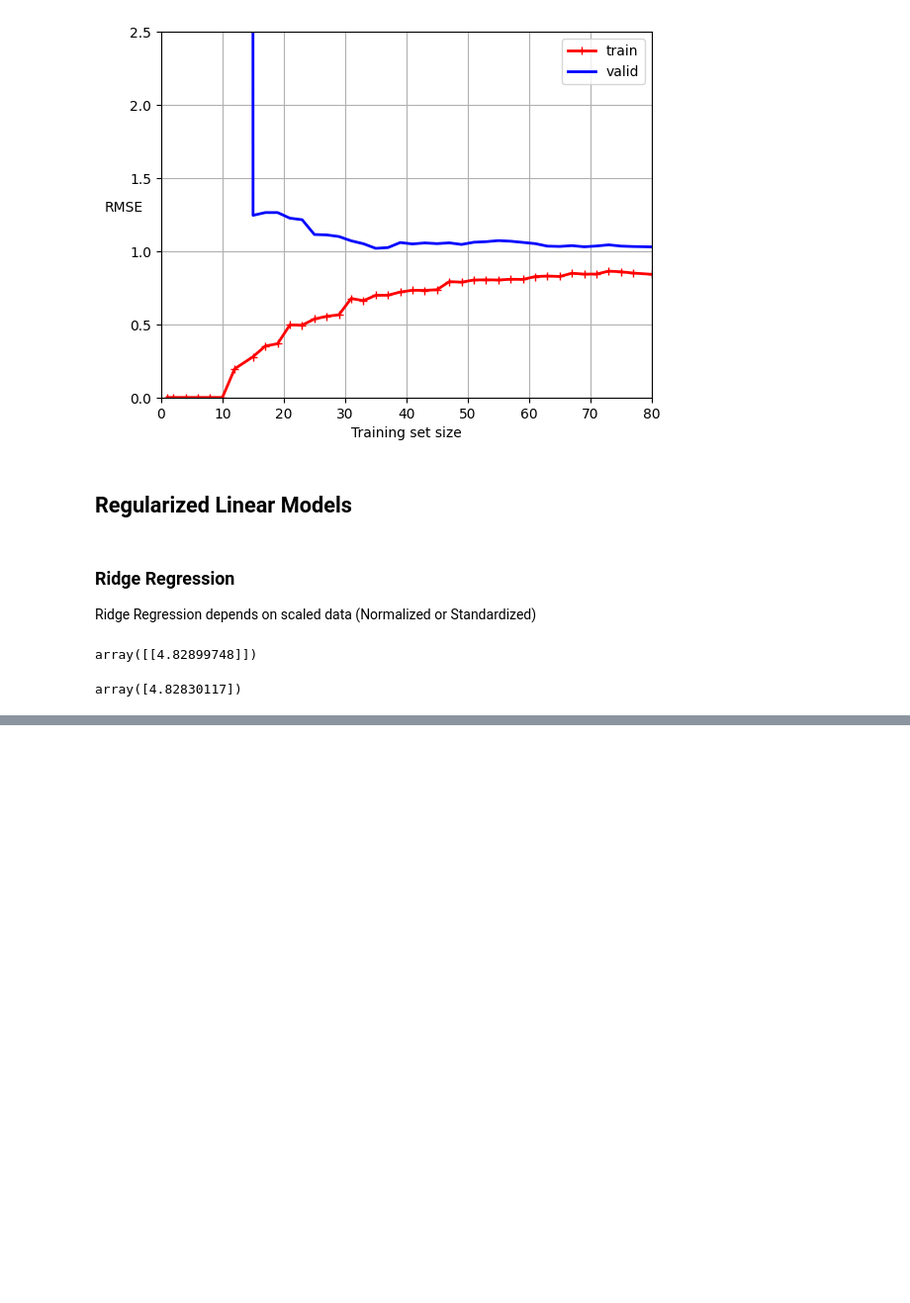
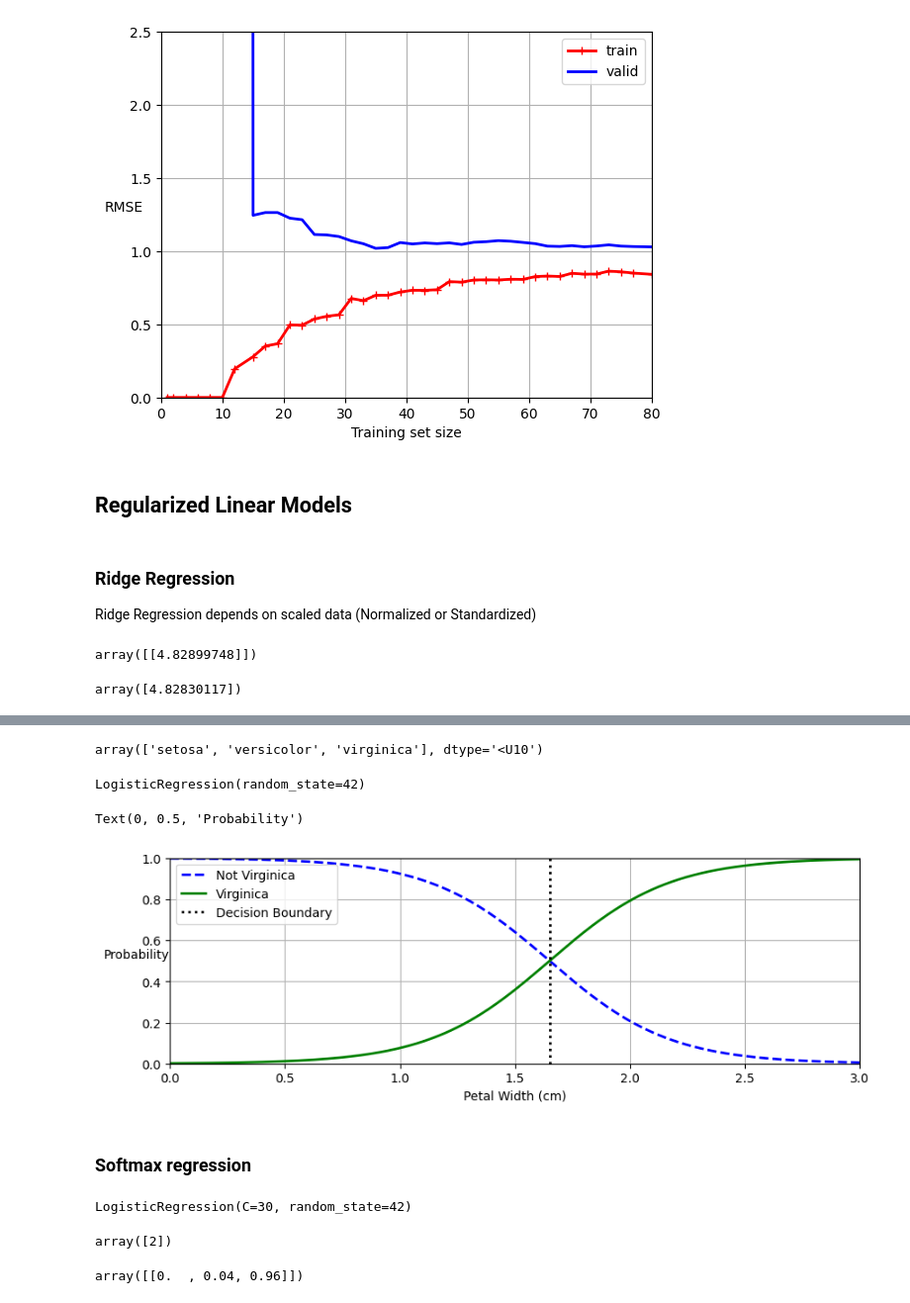
Before and after one commit to william-barros-costa/hands_on_machine_learning, a Jupyter notebook: 1_fundamentals_of_machine_learning/chapter4.ipynb, the cells around one changed output, grey strips where cells are left out. Shown at 99% size. Cells and saved outputs as stored; diff of their text form; code cells hidden in the pictures; blank space fills up the shorter version.

```diff
--- a/1_fundamentals_of_machine_learning/chapter4.ipynb
+++ b/1_fundamentals_of_machine_learning/chapter4.ipynb
@@ -217,0 +275,5 @@ array([4.82830117])
+# %%
+from sklearn.datasets import load_iris
+
+iris = load_iris(as_frame=True)
+list(iris)
@@ -217,0 +298,54 @@ array([4.82830117])
+# %%
+iris.target_names
+# %% [output]
+array(['setosa', 'versicolor', 'virginica'], dtype='<U10')
+# %%
+from sklearn.linear_model import LogisticRegression
+from sklearn.model_selection import train_test_split
+
+X = iris.data[['petal width (cm)']].values
+y = iris.target_names[iris.target] == 'virginica'
+
+X_train, X_test, y_train, y_test = train_test_split(X, y, random_state=42)
+log_reg = LogisticRegression(random_state=42)
+log_reg.fit(X_train, y_train)
+# %% [output]
+LogisticRegression(random_state=42)
+# %%
+X_new = np.linspace(0, 3, 1000).reshape(-1, 1) # reshape to get a column vector
+y_proba = log_reg.predict_proba(X_new)
+decision_boundary = X_new[y_proba[:, 1] >= 0.5][0, 0]
+
+plt.figure(figsize=(10, 3))
+plt.plot(X_new, y_proba[:, 0], 'b--', linewidth=2, label='Not Virginica')
+plt.plot(X_new, y_proba[:, 1], 'g-', linewidth=2, label='Virginica')
+plt.plot([decision_boundary, decision_boundary], [0, 1], 'k:', linewidth=2, label='Decision Boundary')
+
+plt.grid()
+plt.legend()
+plt.axis([0,3,0,1])
+plt.xlabel('Petal Width (cm)')
+plt.ylabel('Probability', rotation=0)
+# %% [output]
+Text(0, 0.5, 'Probability')
+[figure, added]
+# %% [markdown]
+### Softmax regression
+# %%
+X = iris.data[['petal length (cm)', 'petal width (cm)']].values
+y = iris['target']
+
+X_train, X_test, y_train, y_test = train_test_split(X, y, random_state=42)
+
+softmax_regression = LogisticRegression(C=30, random_state=42)
+softmax_regression.fit(X_train, y_train)
+# %% [output]
+LogisticRegression(C=30, random_state=42)
+# %%
+softmax_regression.predict([[5, 2]])
+# %% [output]
+array([2])
+# %%
+softmax_regression.predict_proba([[5, 2]]).round(2)
+# %% [output]
+array([[0.  , 0.04, 0.96]])
```
Also changed, not shown: parts of 10 cells of this notebook.
